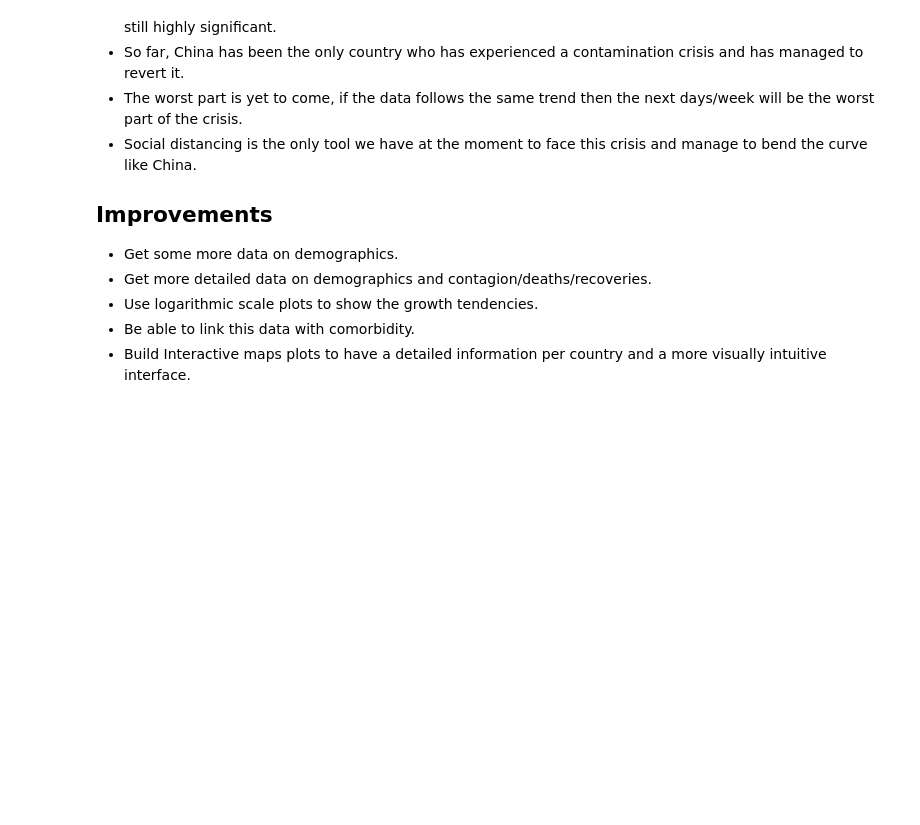
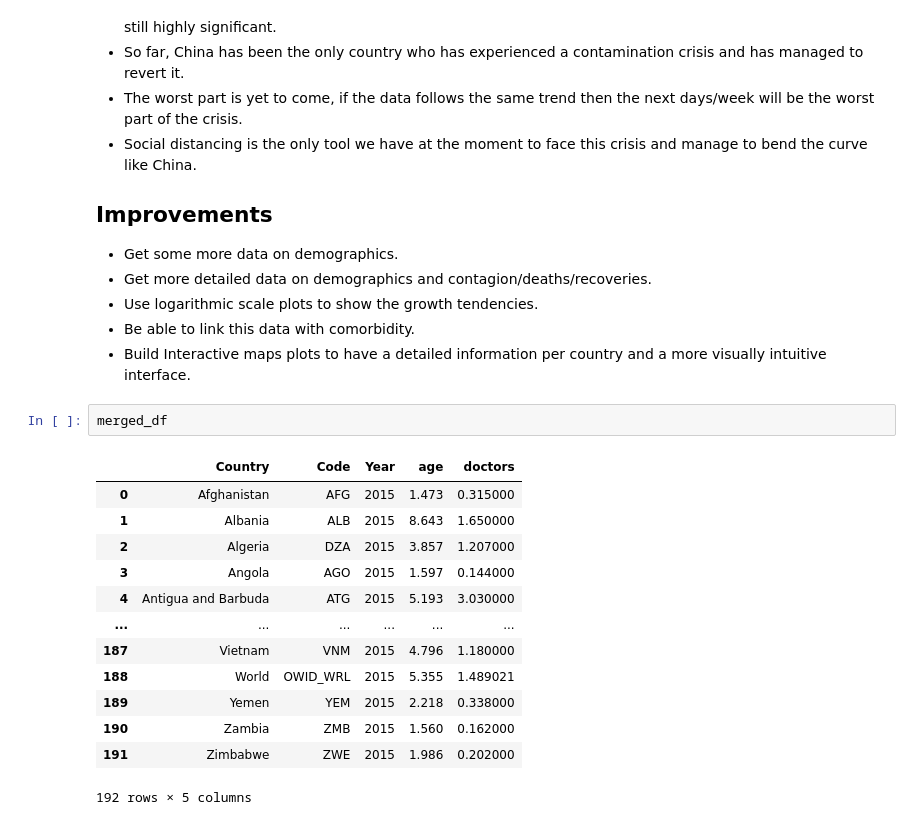
Before and after one commit to psyvic/corona_study, a Jupyter notebook: your-code/Project_3.ipynb, the cells around one changed output. Cells and saved outputs as stored; diff of their text form; blank space fills up the shorter version.

```diff
--- a/your-code/Project_3.ipynb
+++ b/your-code/Project_3.ipynb
@@ -633,3 +638,19 @@ Insights:
 - Use logarithmic scale plots to show the growth tendencies.
 - Be able to link this data with comorbidity.
 - Build Interactive maps plots to have a detailed information per country and a more visually intuitive interface.
+# %%
+merged_df
+# %% [output]
+|  | Country | Code | Year | age | doctors |
+| 0 | Afghanistan | AFG | 2015 | 1.473 | 0.315000 |
+| 1 | Albania | ALB | 2015 | 8.643 | 1.650000 |
+| 2 | Algeria | DZA | 2015 | 3.857 | 1.207000 |
+| 3 | Angola | AGO | 2015 | 1.597 | 0.144000 |
+| 4 | Antigua and Barbuda | ATG | 2015 | 5.193 | 3.030000 |
+| ... | ... | ... | ... | ... | ... |
+| 187 | Vietnam | VNM | 2015 | 4.796 | 1.180000 |
+| 188 | World | OWID_WRL | 2015 | 5.355 | 1.489021 |
+| 189 | Yemen | YEM | 2015 | 2.218 | 0.338000 |
+| 190 | Zambia | ZMB | 2015 | 1.560 | 0.162000 |
+| 191 | Zimbabwe | ZWE | 2015 | 1.986 | 0.202000 |
+192 rows × 5 columns
```
Also changed, not shown: parts of 2 cells of this notebook, 1 other file.
